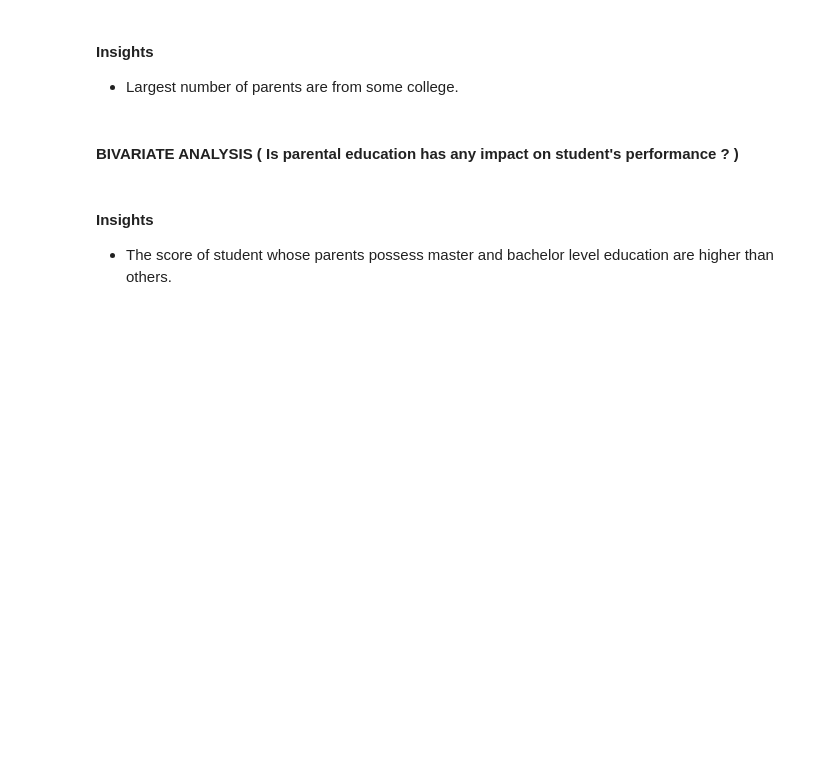
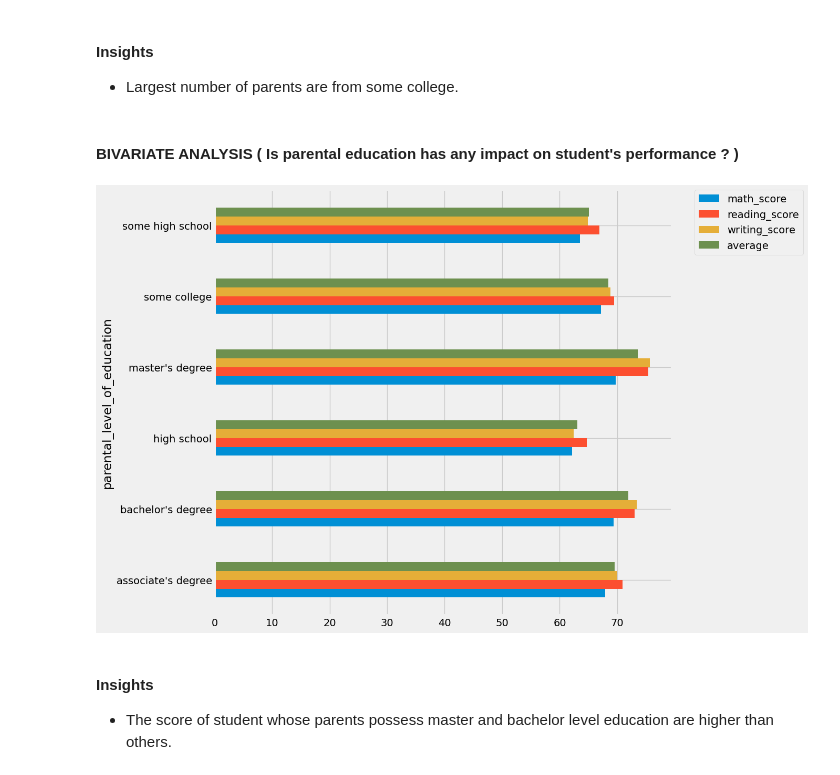
Before and after one commit to KHERCHOUCHE-ANOUAR/mlproject, a Jupyter notebook: notebook/1 . EDA STUDENT PERFORMANCE .ipynb, the cells around one changed output. Cells and saved outputs as stored; diff of their text form; code cells hidden in the pictures; blank space fills up the shorter version.

```diff
--- a/notebook/1 . EDA STUDENT PERFORMANCE .ipynb
+++ b/notebook/1 . EDA STUDENT PERFORMANCE .ipynb
@@ -537,9 +527,13 @@ plt.show()
 # %% [markdown]
 #### BIVARIATE ANALYSIS ( Is parental education has any impact on student's performance ? )
 # %%
-df.groupby('parental level of education').agg('mean').plot(kind='barh',figsize=(10,10))
+# Select only numeric columns for aggregation
+numeric_cols = ['math_score', 'reading_score', 'writing_score', 'average']
+df.groupby('parental_level_of_education')[numeric_cols].mean().plot(kind='barh', figsize=(10,10))
 plt.legend(bbox_to_anchor=(1.05, 1), loc=2, borderaxespad=0.)
 plt.show()
+# %% [output]
+[figure, added]
 # %% [markdown]
 #### Insights
 - The score of student whose parents possess master and bachelor level education are higher than others.
```
Also changed, not shown: parts of 12 cells of this notebook, 2 other files.
